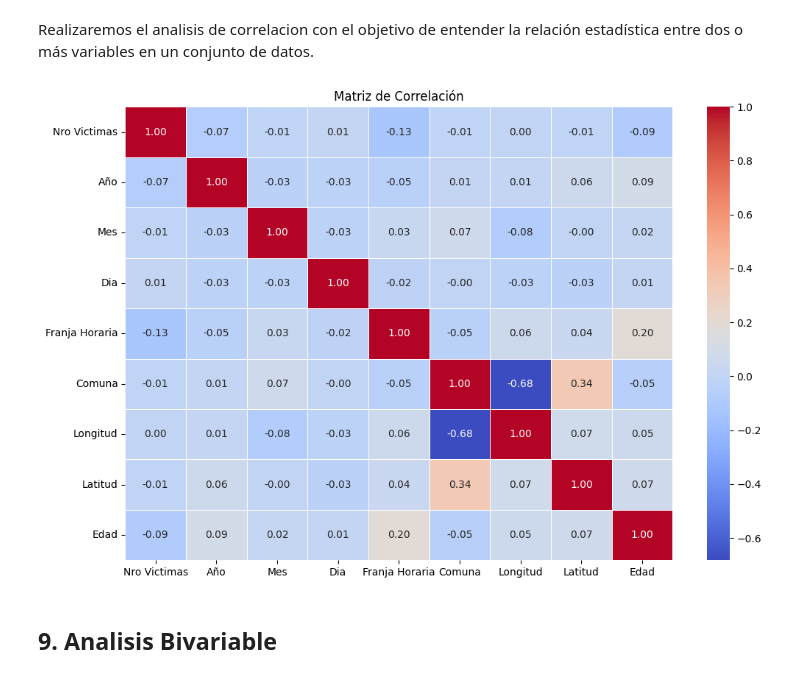
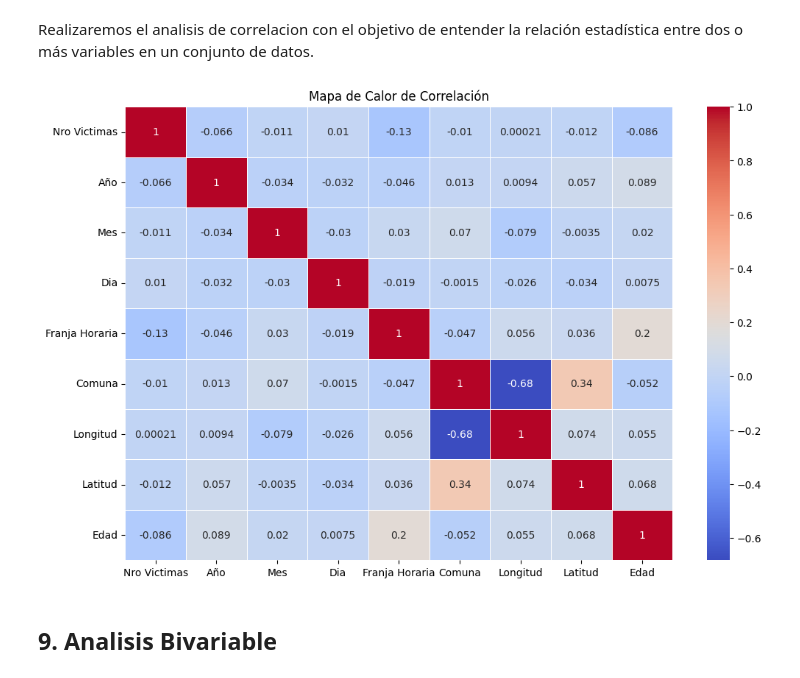
Before and after one commit to ASGuzman/PI2_Siniestros_Viales, a Jupyter notebook: EDA.ipynb, the cells around one changed output. Saved outputs shown, nothing was run; the diff lists cells and outputs as text; code cells hidden in the pictures.

```diff
--- a/EDA.ipynb
+++ b/EDA.ipynb
@@ -480,15 +482,15 @@ Estos resultados sugieren que algunos incidentes específicos han tenido un impa
 # %% [markdown]
 Realizaremos el analisis de correlacion con el objetivo de entender la relación estadística entre dos o más variables en un conjunto de datos.
 # %%
-numeric_columns = df_siniestros[['Nro Victimas', 'Año', 'Mes', 'Dia', 'Franja Horaria', 'Comuna', 'Longitud', 'Latitud', 'Edad']]
-correlation_matrix = numeric_columns.corr()
-
+columnas_mapa_calor = ["Nro Victimas", "Año", "Mes", "Dia", "Franja Horaria", "Comuna", "Longitud", "Latitud", "Edad"]
+df_mapa_calor = df_siniestros[columnas_mapa_calor]
+matriz_correlacion = df_mapa_calor.corr()
 plt.figure(figsize=(12, 8))
-sns.heatmap(correlation_matrix, annot=True, cmap='coolwarm', fmt='.2f', linewidths=.5)
-plt.title('Matriz de Correlación')
+sns.heatmap(matriz_correlacion, annot=True, cmap="coolwarm", linewidths=.5)
+plt.title("Mapa de Calor de Correlación")
 plt.show()
 # %% [output]
-[figure, old version]
+[figure, new version]
 # %% [markdown]
 ## 9. Analisis Bivariable
 # %% [markdown]
```
Also changed, not shown: parts of 9 cells of this notebook.
